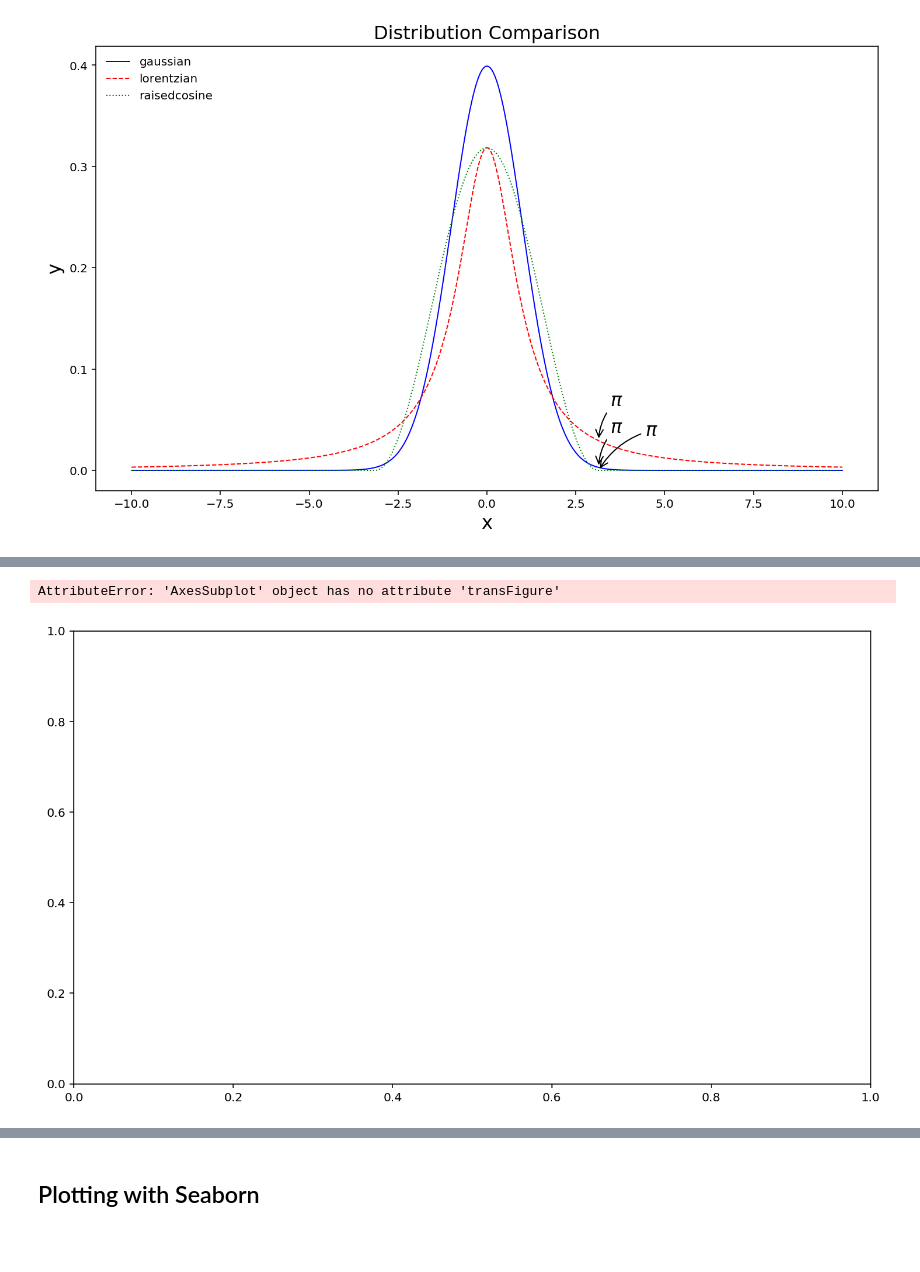
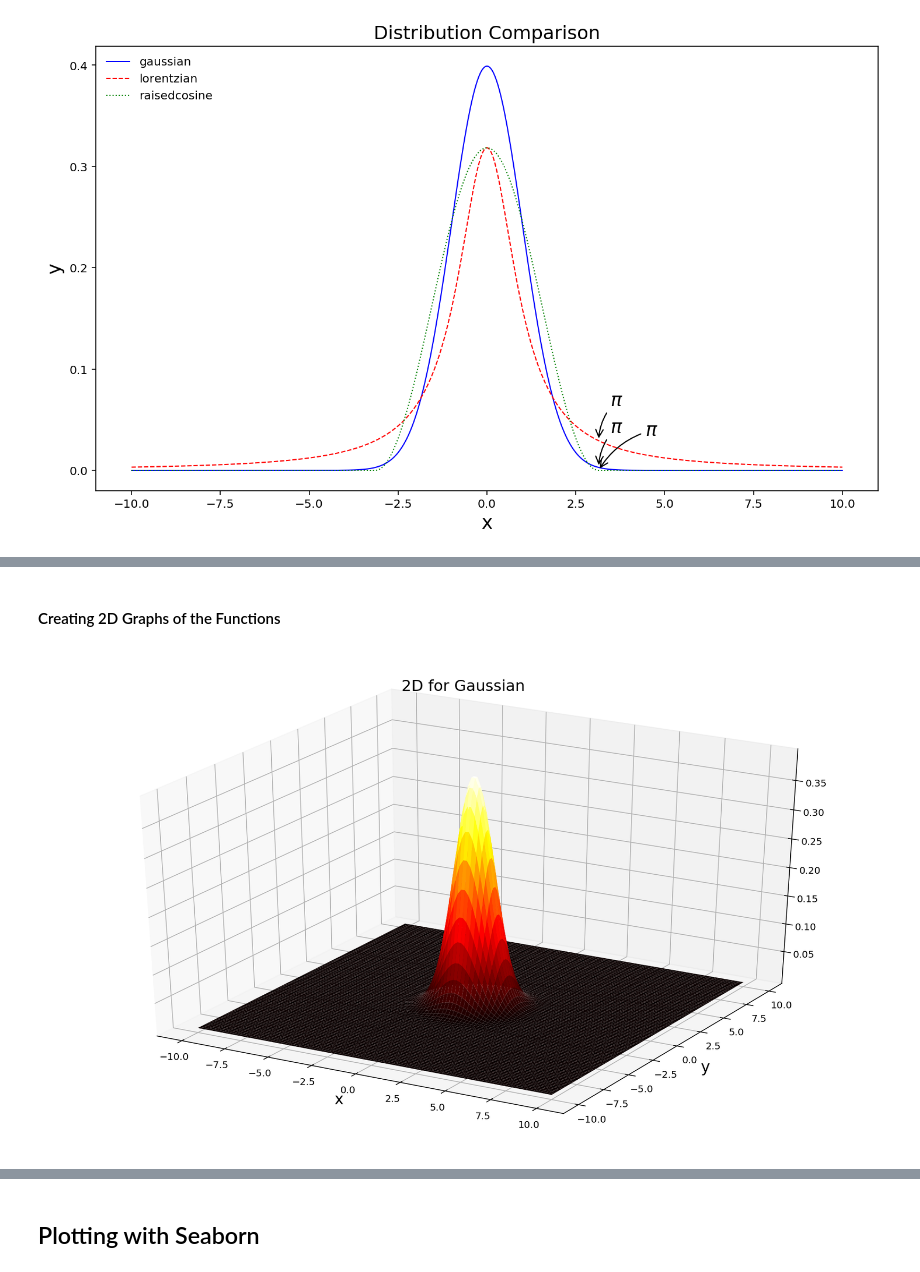
Before and after one commit to chapman-phys220-2017f/cw-05-riley-and-nikki, a Jupyter notebook: cw05.ipynb, the cells around one changed output, grey strips where cells are left out. Cells and saved outputs as stored; diff of their text form; code cells hidden in the pictures; blank space fills up the shorter version.

```diff
--- a/cw05.ipynb
+++ b/cw05.ipynb
@@ -184,26 +177,20 @@ The following resources may be helpful:
-# %%
-#2D Graph
-
-X = np.linspace(-10,10,1000, endpoint=True) # Generate n domain points equally spaced to cover the interval [a,b]
-    # Collect function range points corresponding to domain points
-G,L,R = gaussian(X), lorentzian(X), raisedcosine(X)
-
-#use contour() ???
-import numpy as np
-import matplotlib.pyplot as plt
-from mpl_toolkits.mplot3d import Axes3D
-
-fig = plt.subplot()
-ax = Axes3D(fig)
-X = np.arange(-10, 10, 1000)
-Y = np.arange(gaussian(X)) #used to be numbers
-X, Y = np.meshgrid(X, Y)
-R = np.sqrt(X**2 + Y**2)
-Z = np.sin(R)
-
-ax.plot_surface(X, Y, Z, rstride=1, cstride=1, cmap='hot')
-
-plt.show()
-# %% [output]
-AttributeError: 'AxesSubplot' object has no attribute 'transFigure'
-[figure, removed]
+# %% [markdown]
+#### Creating 2D Graphs of the Functions
+# %%
+#2D Graph for Gaussian
+
+fig = plt.figure()
+ax = Axes3D(fig)
+x = np.linspace(-10, 10, 100)
+y = np.linspace(-10,10,100)
+X, Y = np.meshgrid(x, y)
+R = np.sqrt(X**2 + Y**2)
+Z = gaussian(R) #2D function
+plt.xlabel('x',fontdict=font) #X axis label
+plt.ylabel('y',fontdict=font) #Y axis label
+font = {'size': 16}
+plt.title('2D for Gaussian', fontdict=font) #Naming the graph
+ax.plot_surface(X, Y, Z, rstride=1, cstride=1, cmap='hot')
+plt.show()
+# %% [output]
+[figure, added]
```
Also changed, not shown: parts of 10 cells of this notebook, 1 other file.
